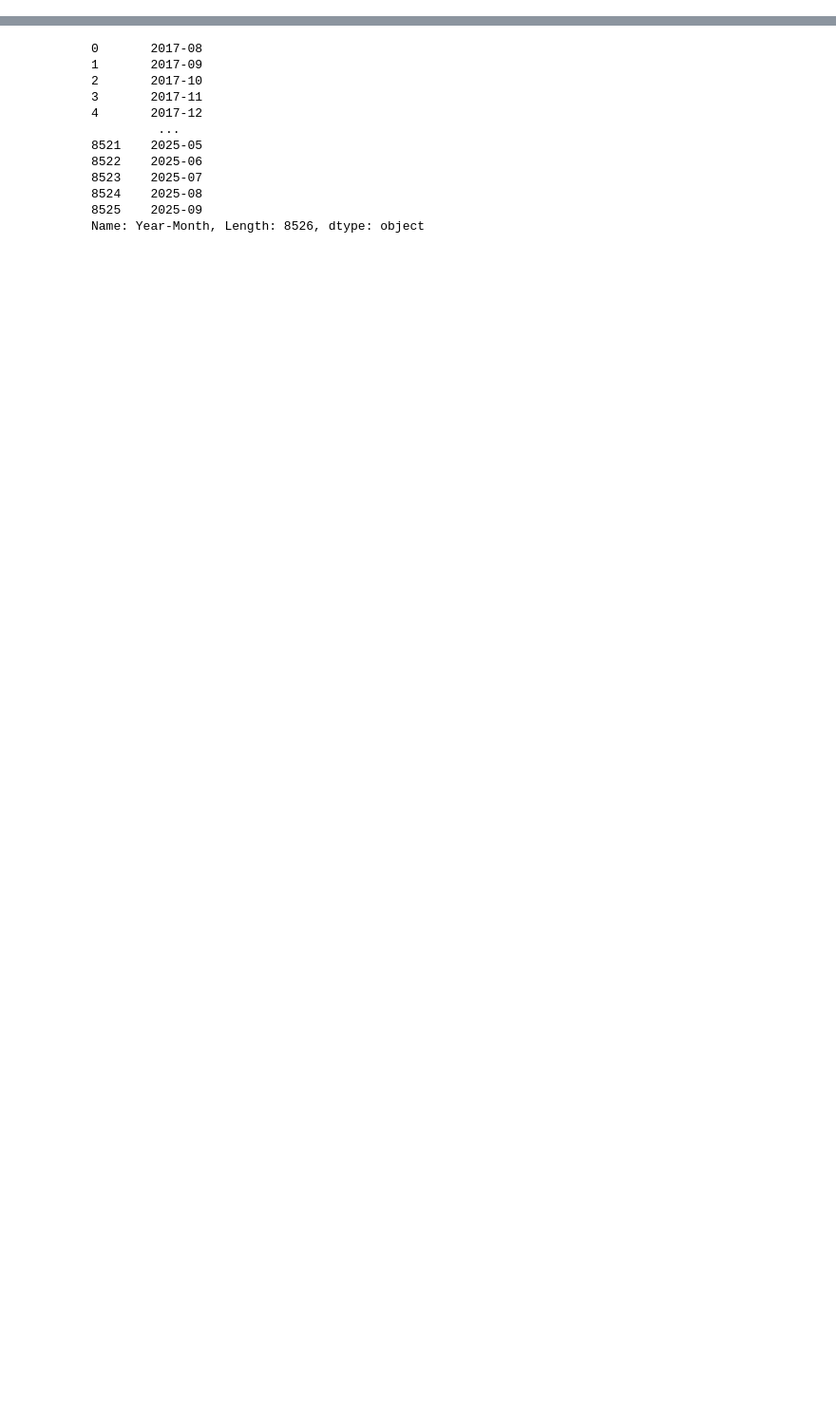
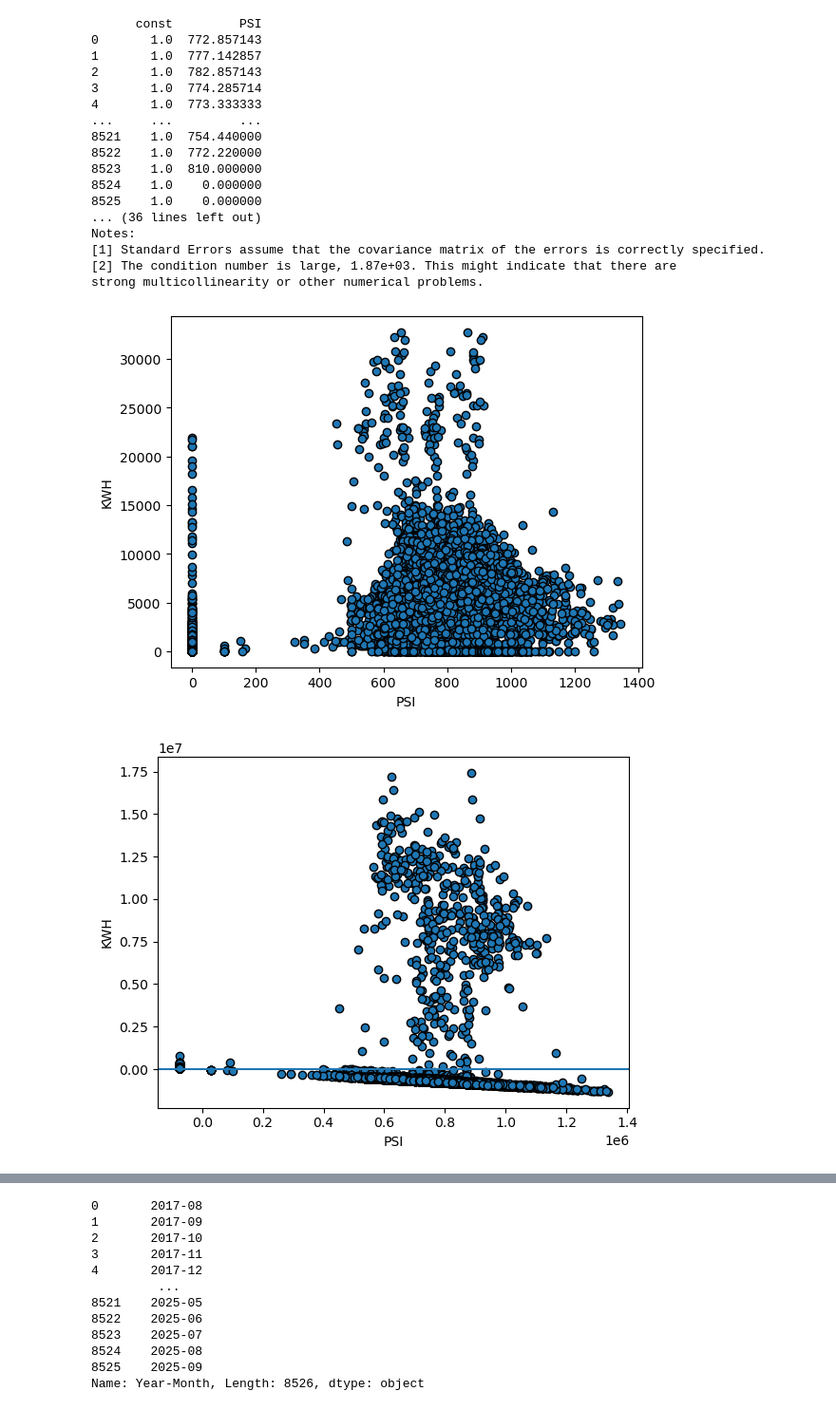
Before and after one commit to JarrettRoland/ETSWD_Analysis, a Jupyter notebook: Linear.ipynb, the cells around one changed output, grey strips where cells are left out. Shown at 95% size. Cells and saved outputs as stored; diff of their text form; code cells hidden in the pictures; blank space fills up the shorter version.

```diff
--- a/Linear.ipynb
+++ b/Linear.ipynb
@@ -57,0 +124,46 @@ Index: []
+# %%
+# psi vs billing kwh
+# It looks like readings of 0 PSI are causing issues
+plt.ion()
+fig, ax = plt.subplots()
+ax.scatter(main_df["PSI"], main_df["Electrical Bill"], edgecolor="black")
+ax.set_xlabel("PSI")
+ax.set_ylabel("KWH")
+fig.show()
+
+# OLS for non-filtered data
+exog = main_df["PSI"]
+exog = sm.add_constant(exog)
+endog = main_df["Billing KWH"]
+
+print(exog, endog)
+lm = sm.OLS(endog, exog).fit()
+print("Billing KWH explained by PSI", lm.summary())
+
+# plot fit vs residual data
+fig, ax = plt.subplots()
+ax.scatter(lm.fittedvalues, lm.resid, edgecolor="black")
+ax.set_xlabel("PSI")
+ax.set_ylabel("KWH")
+ax.axhline(0)
+fig.show()
+# %% [output]
+      const         PSI
+0       1.0  772.857143
+1       1.0  777.142857
+2       1.0  782.857143
+3       1.0  774.285714
+4       1.0  773.333333
+...     ...         ...
+8521    1.0  754.440000
+8522    1.0  772.220000
+8523    1.0  810.000000
+8524    1.0    0.000000
+8525    1.0    0.000000
+... (36 lines left out)
+Notes:
+[1] Standard Errors assume that the covariance matrix of the errors is correctly specified.
+[2] The condition number is large, 1.87e+03. This might indicate that there are
+strong multicollinearity or other numerical problems.
+[figure, added]
+[figure, added]
```
Also changed, not shown: parts of 17 cells of this notebook, 5 other files.
